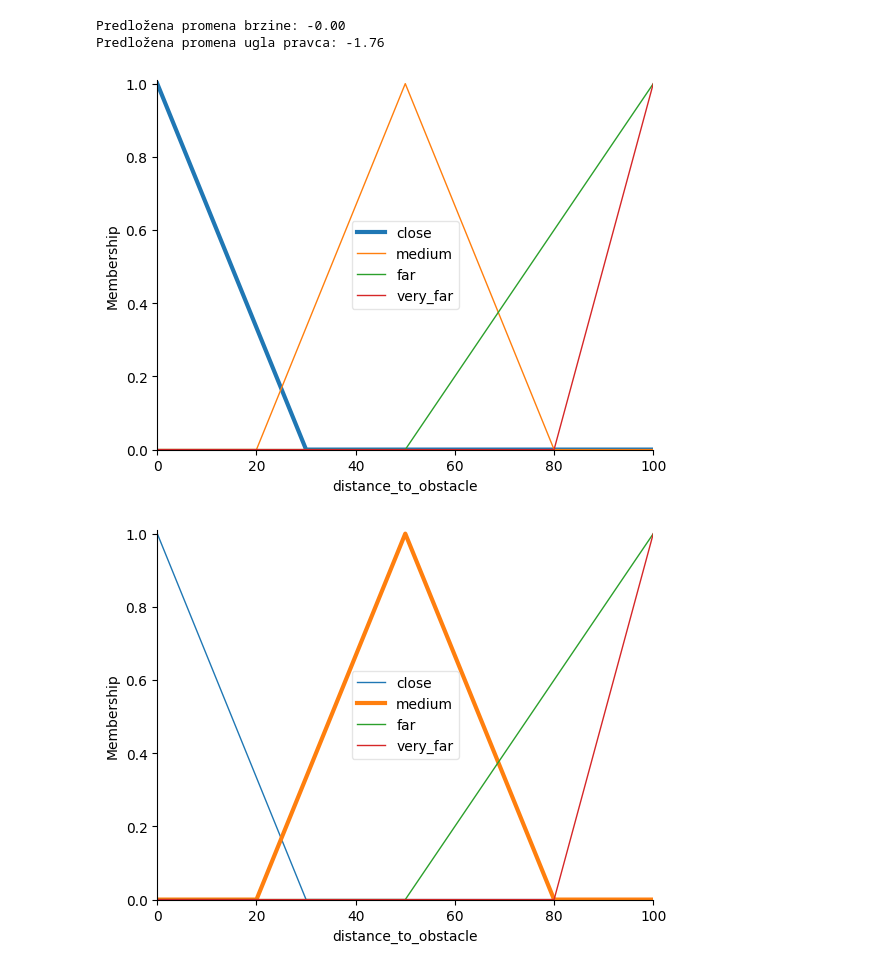
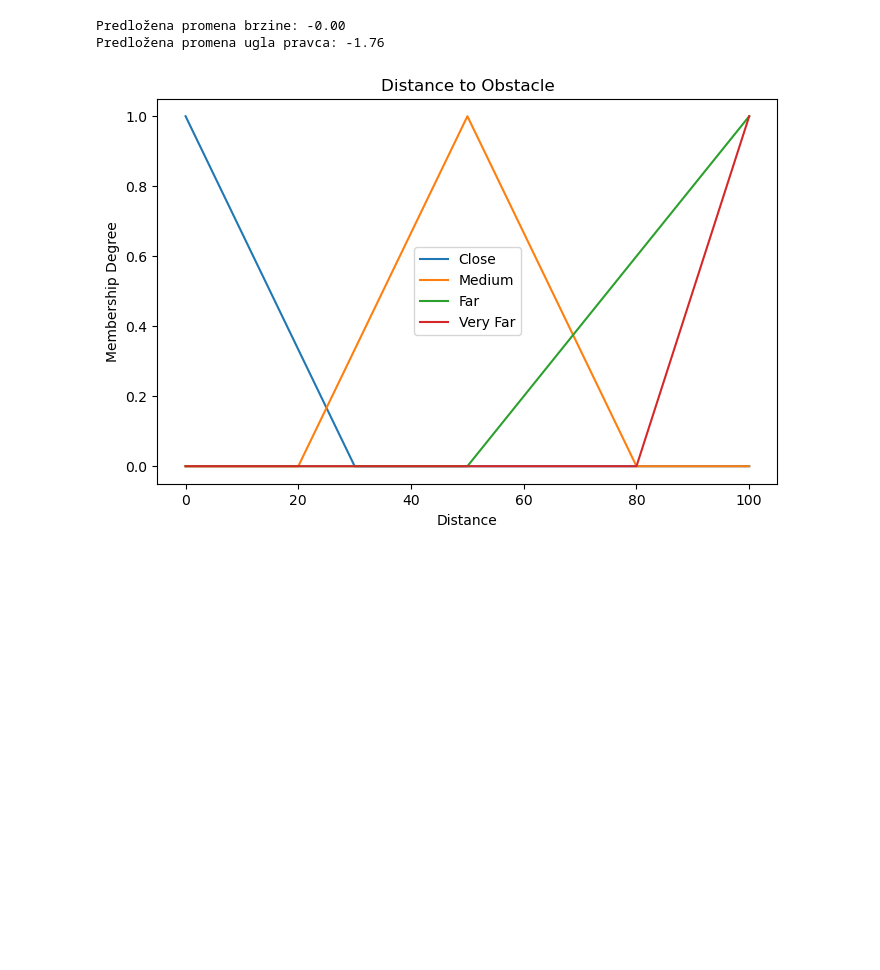
Before and after one commit to milicakuzet/FuzzyLogicUnmannedVehicles, a Jupyter notebook: KretanjeSaPreprekama.ipynb, the cells around one changed output. Cells and saved outputs as stored; diff of their text form; code cells hidden in the pictures; blank space fills up the shorter version.

```diff
--- a/KretanjeSaPreprekama.ipynb
+++ b/KretanjeSaPreprekama.ipynb
@@ -98,13 +98,18 @@ Predložena promena brzine: -0.00
 Predložena promena ugla pravca: -1.76
 # %%
 # Distance to Obstacle
-distance_to_obstacle['close'].view(ax=axs[0])
-distance_to_obstacle['medium'].view(ax=axs[0])
-distance_to_obstacle['far'].view(ax=axs[0])
-distance_to_obstacle['very_far'].view(ax=axs[0])
-axs[0].set_title('Distance to Obstacle')
-plt.tight_layout()
+plt.figure(figsize=(8, 5))
+
+# Plotting the membership functions for Distance to Obstacle without using view()
+plt.plot(distance_to_obstacle.universe, fuzz.trimf(distance_to_obstacle.universe, [0, 0, 30]), label='Close')
+plt.plot(distance_to_obstacle.universe, fuzz.trimf(distance_to_obstacle.universe, [20, 50, 80]), label='Medium')
+plt.plot(distance_to_obstacle.universe, fuzz.trimf(distance_to_obstacle.universe, [50, 100, 100]), label='Far')
+plt.plot(distance_to_obstacle.universe, fuzz.trimf(distance_to_obstacle.universe, [80, 100, 100]), label='Very Far')
+
+plt.title('Distance to Obstacle')
+plt.xlabel('Distance')
+plt.ylabel('Membership Degree')
+plt.legend()
 plt.show()
 # %% [output]
-[figure, old version]
+[figure, new version]
-[figure, removed]
```
Also changed, not shown: parts of 5 cells of this notebook.
